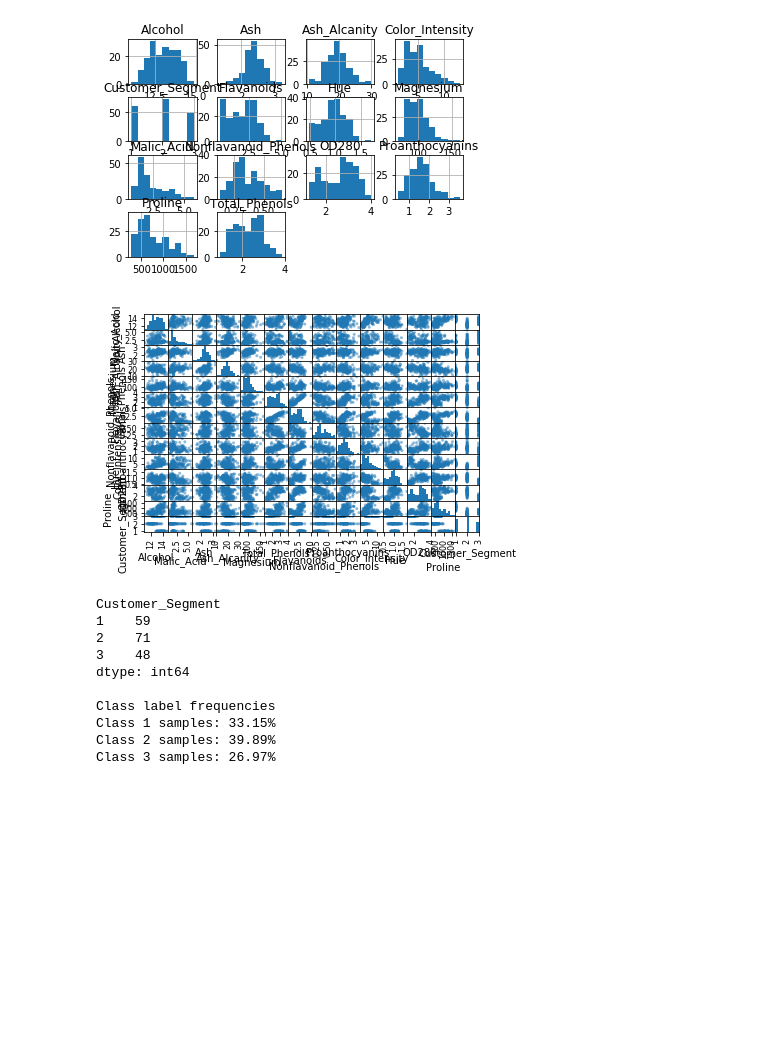
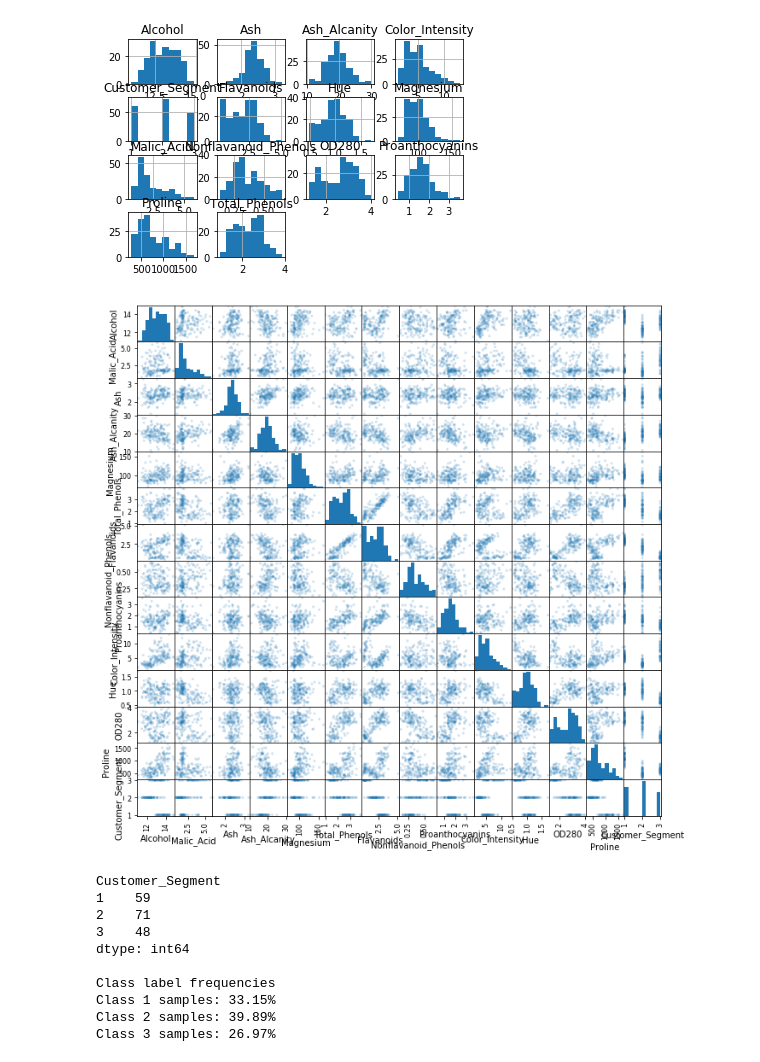
Before and after one commit to gargsl/Custom-PCA, a Jupyter notebook: custom_pca.ipynb, the cells around one changed output. Saved outputs shown, nothing was run; the diff lists cells and outputs as text; code cells hidden in the pictures; blank space fills up the shorter version.

```diff
--- a/custom_pca.ipynb
+++ b/custom_pca.ipynb
@@ -117,9 +117,9 @@ histogram = data.hist()
 [figure]
 # %%
 # scatter plot matrix
-scatter_plot = scatter_matrix(data)
+scatter_plot = scatter_matrix(data, alpha=0.2, figsize=(11, 11))
 # %% [output]
-[figure, old version]
+[figure, new version]
 # %%
 # Class distribution
 dist_size = data.groupby('Customer_Segment').size()
```
Also changed, not shown: parts of 15 cells of this notebook.
